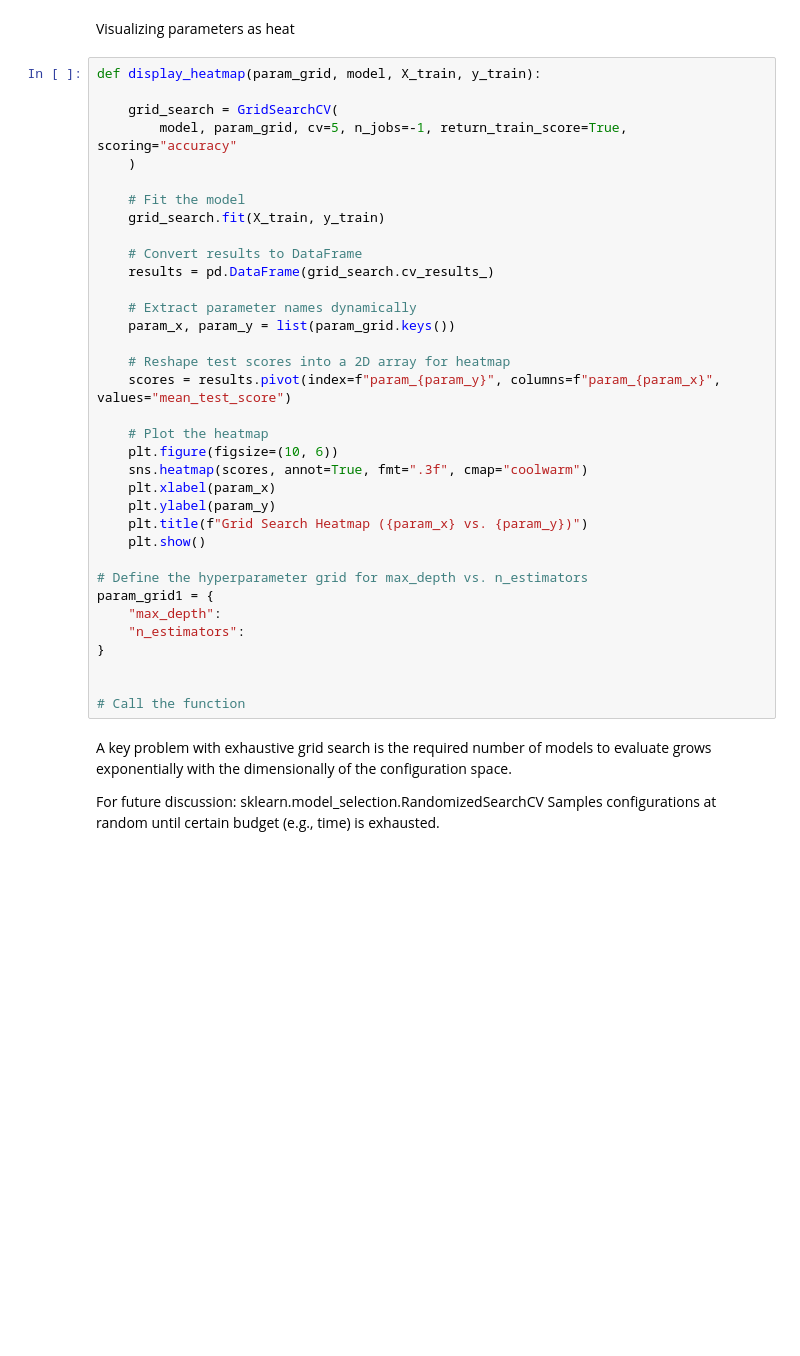
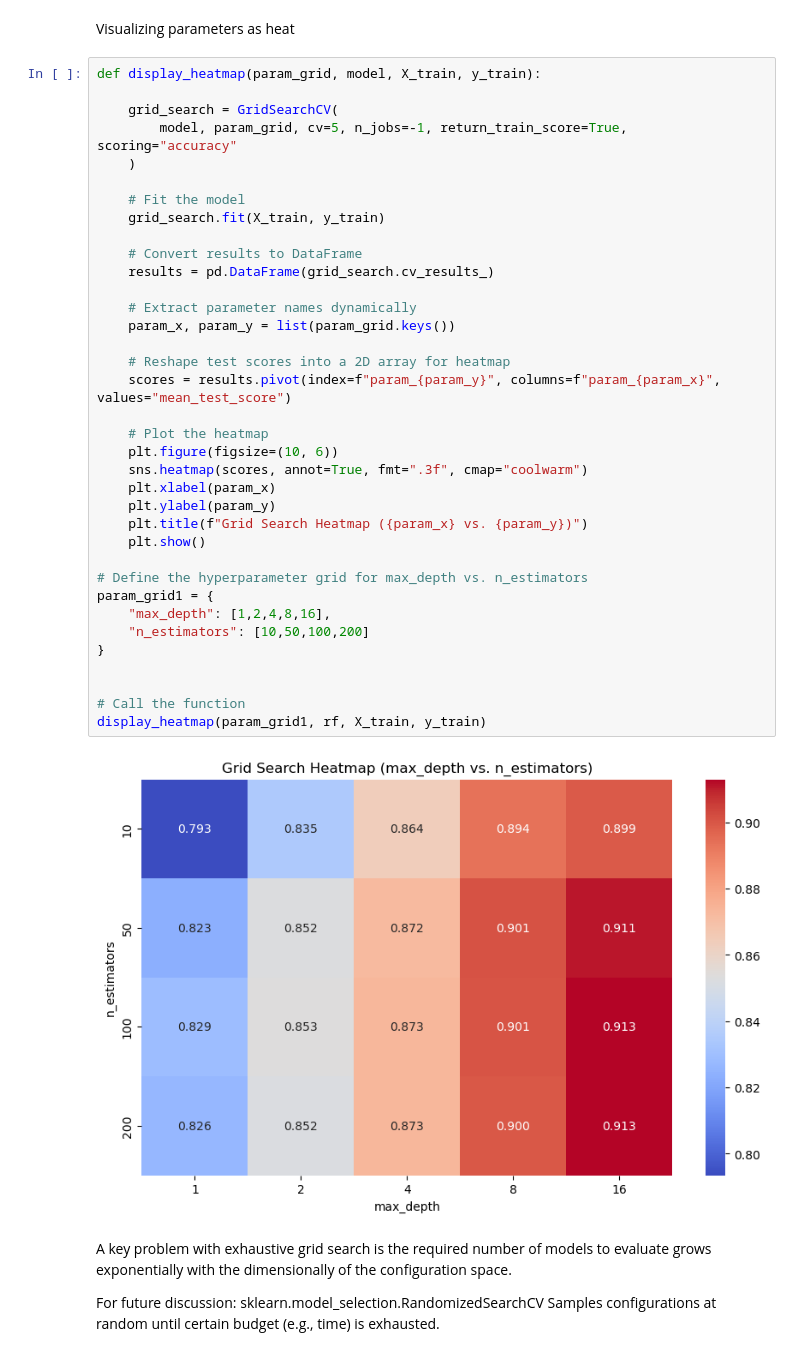
Before and after one commit to ZoeZhouJ/EDS232-labs, a Jupyter notebook: week6/demo_lab6-hyperparameter-tuning.ipynb, the cells around one changed output. Cells and saved outputs as stored; diff of their text form; blank space fills up the shorter version.

```diff
--- a/week6/demo_lab6-hyperparameter-tuning.ipynb
+++ b/week6/demo_lab6-hyperparameter-tuning.ipynb
@@ -89,35 +116,38 @@ def display_heatmap(param_grid, model, X_train, y_train):
     grid_search = GridSearchCV(
         model, param_grid, cv=5, n_jobs=-1, return_train_score=True, scoring="accuracy"
     )
 
     # Fit the model
     grid_search.fit(X_train, y_train)
 
     # Convert results to DataFrame
     results = pd.DataFrame(grid_search.cv_results_)
 
     # Extract parameter names dynamically
     param_x, param_y = list(param_grid.keys())
 
     # Reshape test scores into a 2D array for heatmap
     scores = results.pivot(index=f"param_{param_y}", columns=f"param_{param_x}", values="mean_test_score")
 
     # Plot the heatmap
     plt.figure(figsize=(10, 6))
     sns.heatmap(scores, annot=True, fmt=".3f", cmap="coolwarm")
     plt.xlabel(param_x)
     plt.ylabel(param_y)
     plt.title(f"Grid Search Heatmap ({param_x} vs. {param_y})")
     plt.show()
 
 # Define the hyperparameter grid for max_depth vs. n_estimators
 param_grid1 = {
-    "max_depth":
-    "n_estimators":
+    "max_depth": [1,2,4,8,16],
+    "n_estimators": [10,50,100,200]
 }
 
 
 # Call the function
+display_heatmap(param_grid1, rf, X_train, y_train)
+# %% [output]
+[figure, added]
 # %% [markdown]
 A key problem with exhaustive grid search is the required number of models to evaluate grows exponentially with the dimensionally of the configuration space.
 
```
Also changed, not shown: parts of 4 cells of this notebook.
